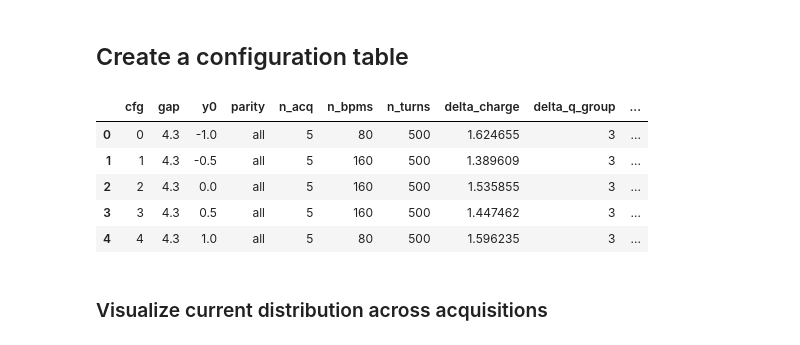
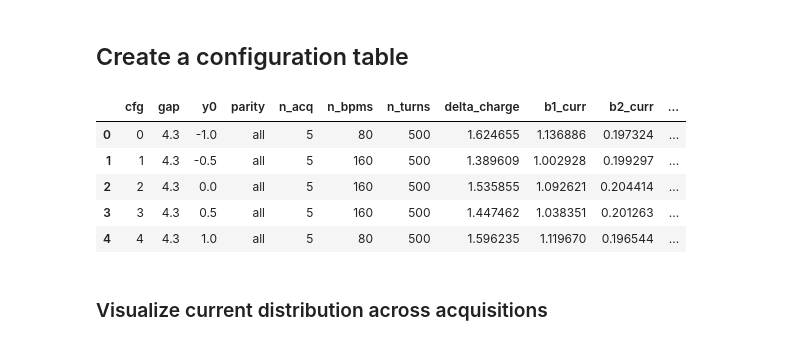
Before and after one commit to HenriqueWS11/fac-henrique, a Jupyter notebook: coding/machine_studies/measurement_run_and_analysis/preliminary_analysis/do_analysis_newdata.ipynb, the cells around one changed output. Saved outputs shown, nothing was run; the diff lists cells and outputs as text; code cells hidden in the pictures.

```diff
--- a/coding/machine_studies/measurement_run_and_analysis/do_analysis_newdata.ipynb
+++ b/coding/machine_studies/measurement_run_and_analysis/preliminary_analysis/do_analysis_newdata.ipynb
@@ -311,22 +333,19 @@ Mean Delta charge (across acquisitions): 1.390 nC
 # %% [markdown]
 ## Create a configuration table
 # %%
-delta_q_group_step_nC = 0.5  # [nC]
-
 config_table = utils.make_config_table(
     data_sel,
     gap_key="ivu18_08_gap",
-    delta_q_group_step_nC=delta_q_group_step_nC,
 )
 
 config_table
 # %% [output]
-|  | cfg | gap | y0 | parity | n_acq | n_bpms | n_turns | delta_charge | delta_q_group | ... |
-| 0 | 0 | 4.3 | -1.0 | all | 5 | 80 | 500 | 1.624655 | 3 | ... |
-| 1 | 1 | 4.3 | -0.5 | all | 5 | 160 | 500 | 1.389609 | 3 | ... |
-| 2 | 2 | 4.3 | 0.0 | all | 5 | 160 | 500 | 1.535855 | 3 | ... |
-| 3 | 3 | 4.3 | 0.5 | all | 5 | 160 | 500 | 1.447462 | 3 | ... |
-| 4 | 4 | 4.3 | 1.0 | all | 5 | 80 | 500 | 1.596235 | 3 | ... |
+|  | cfg | gap | y0 | parity | n_acq | n_bpms | n_turns | delta_charge | b1_curr | b2_curr | ... |
+| 0 | 0 | 4.3 | -1.0 | all | 5 | 80 | 500 | 1.624655 | 1.136886 | 0.197324 | ... |
+| 1 | 1 | 4.3 | -0.5 | all | 5 | 160 | 500 | 1.389609 | 1.002928 | 0.199297 | ... |
+| 2 | 2 | 4.3 | 0.0 | all | 5 | 160 | 500 | 1.535855 | 1.092621 | 0.204414 | ... |
+| 3 | 3 | 4.3 | 0.5 | all | 5 | 160 | 500 | 1.447462 | 1.038351 | 0.201263 | ... |
+| 4 | 4 | 4.3 | 1.0 | all | 5 | 80 | 500 | 1.596235 | 1.119670 | 0.196544 | ... |
 # %% [markdown]
 ### Visualize current distribution across acquisitions
 # %%
```
Also changed, not shown: parts of 30 cells of this notebook, 20 other files.
